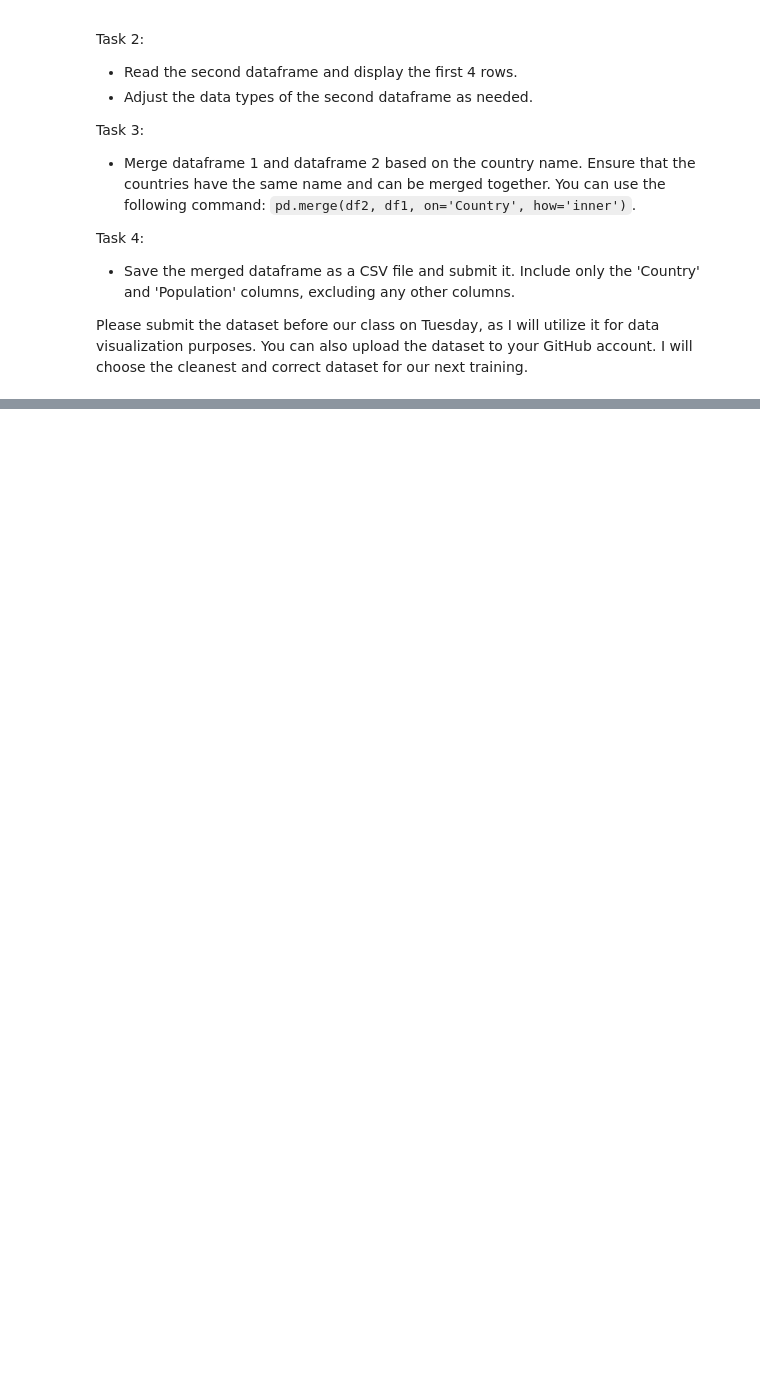
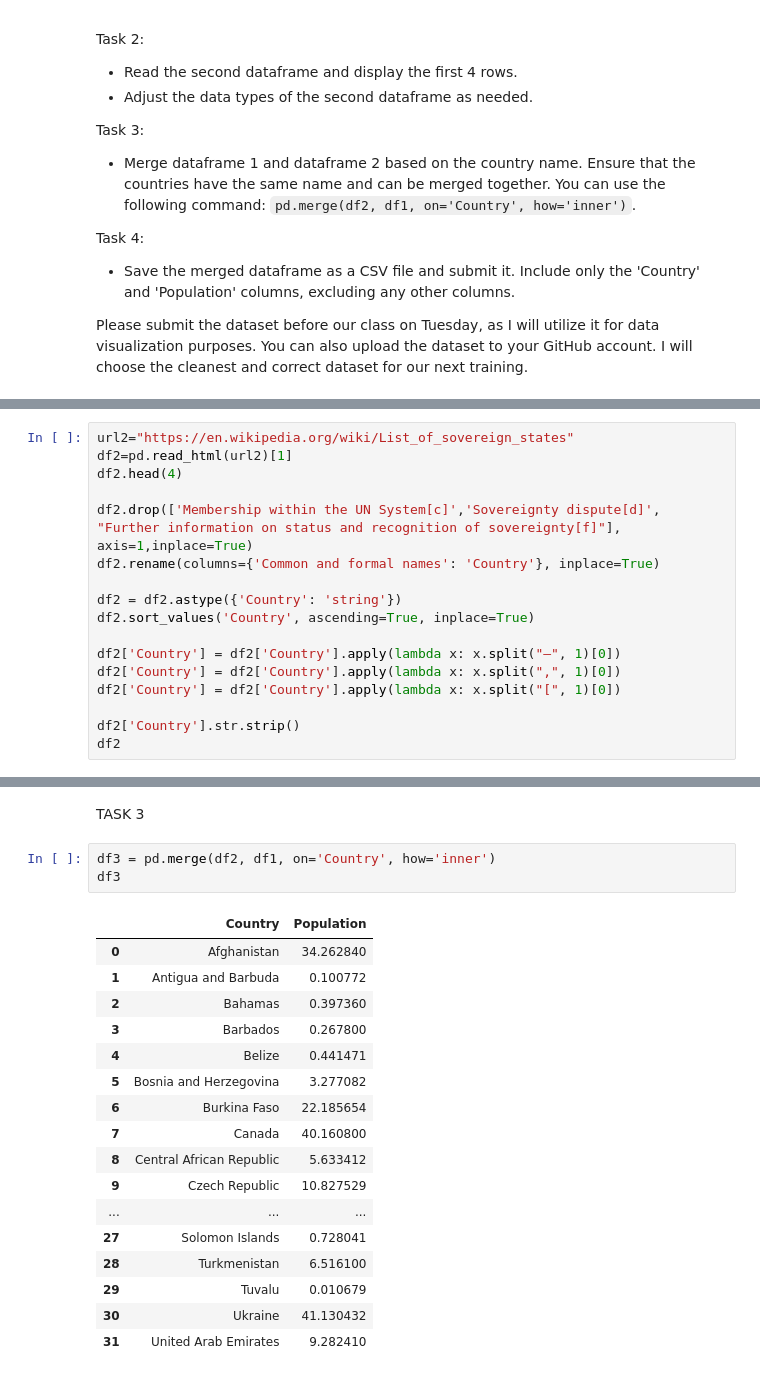
Before and after one commit to MithunMPK/PythonAssignments, a Jupyter notebook: Assignment_4.ipynb, the cells around one changed output, grey strips where cells are left out. Saved outputs shown, nothing was run; the diff lists cells and outputs as text; blank space fills up the shorter version.

```diff
--- a/Assignment_4.ipynb
+++ b/Assignment_4.ipynb
@@ -71,0 +92,17 @@ df
+# %%
+url2="https://en.wikipedia.org/wiki/List_of_sovereign_states"
+df2=pd.read_html(url2)[1]
+df2.head(4)
+
+df2.drop(['Membership within the UN System[c]','Sovereignty dispute[d]', "Further information on status and recognition of sovereignty[f]"], axis=1,inplace=True)
+df2.rename(columns={'Common and formal names': 'Country'}, inplace=True)
+
+df2 = df2.astype({'Country': 'string'})
+df2.sort_values('Country', ascending=True, inplace=True)
+
+df2['Country'] = df2['Country'].apply(lambda x: x.split("–", 1)[0])
+df2['Country'] = df2['Country'].apply(lambda x: x.split(",", 1)[0])
+df2['Country'] = df2['Country'].apply(lambda x: x.split("[", 1)[0])
+
+df2['Country'].str.strip()
+df2
@@ -71,0 +127,23 @@ df
+# %% [markdown]
+TASK 3
+# %%
+df3 = pd.merge(df2, df1, on='Country', how='inner')
+df3
+# %% [output]
+|  | Country | Population |
+| 0 | Afghanistan | 34.262840 |
+| 1 | Antigua and Barbuda | 0.100772 |
+| 2 | Bahamas | 0.397360 |
+| 3 | Barbados | 0.267800 |
+| 4 | Belize | 0.441471 |
+| 5 | Bosnia and Herzegovina | 3.277082 |
+| 6 | Burkina Faso | 22.185654 |
+| 7 | Canada | 40.160800 |
+| 8 | Central African Republic | 5.633412 |
+| 9 | Czech Republic | 10.827529 |
+| ... | ... | ... |
+| 27 | Solomon Islands | 0.728041 |
+| 28 | Turkmenistan | 6.516100 |
+| 29 | Tuvalu | 0.010679 |
+| 30 | Ukraine | 41.130432 |
+| 31 | United Arab Emirates | 9.282410 |
```
Also changed, not shown: parts of 5 cells of this notebook.
